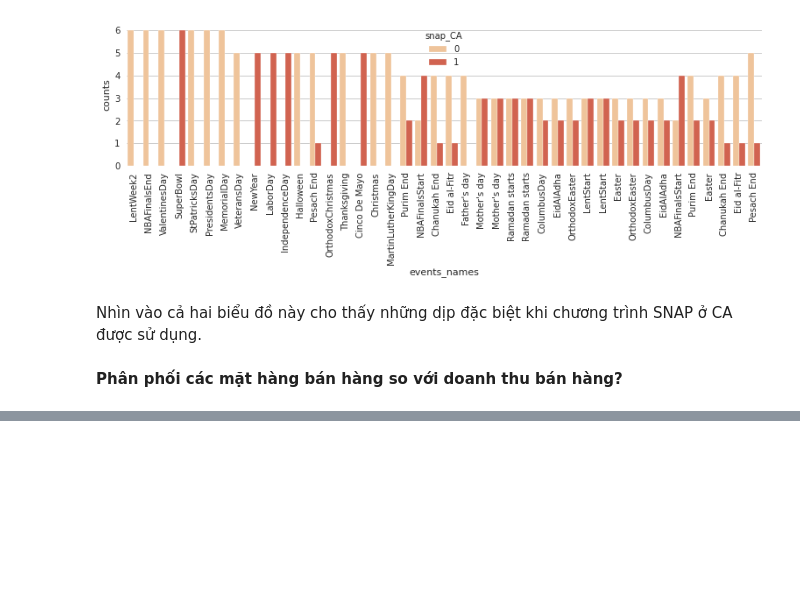
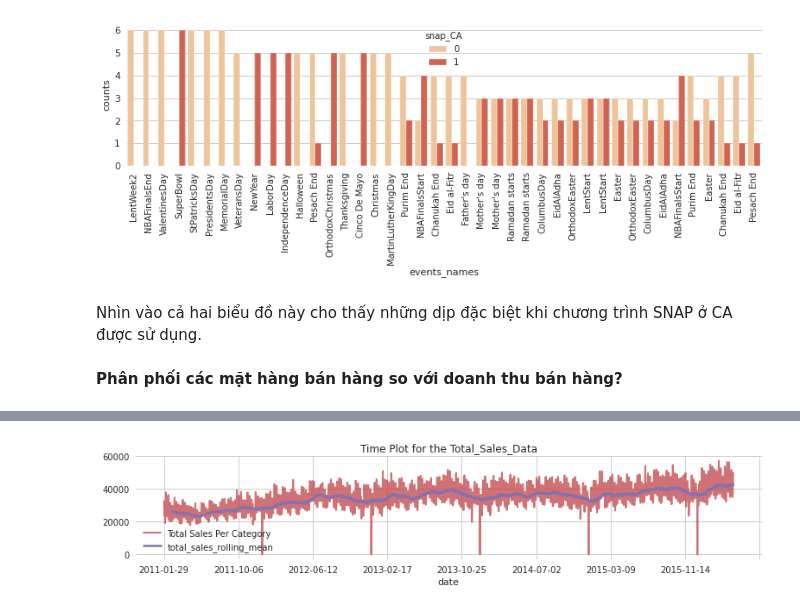
Before and after one commit to HienNguyenMinh/PythonAssignment, a Jupyter notebook: BaiTap1.ipynb, the cells around one changed output, grey strips where cells are left out. Drawn from its saved outputs; the diff is of its cells as text; code cells hidden in the pictures; blank space fills up the shorter version.

```diff
--- a/BaiTap1.ipynb
+++ b/BaiTap1.ipynb
@@ -690,0 +774,3 @@ MergeError: ignored
+# %%
+train_sales_cal_df = train_sales_cal_df[['total_sales']]
+train_sales_cal_df = train_sales_cal_df.reset_index()
@@ -690,0 +858,29 @@ MergeError: ignored
+# %%
+train_sales_cal_df = train_sales_cal_df.set_index('date')
+# %%
+def time_and_rolling_plot(df, title_text, rolling_days=30, height=2.2):
+
+    '''
+    plots the time_series of dailysales made along with rolling mean plot
+
+    inputs: df, title_text(plot title), rolling_days (rolling mean to be taken across),
+            height(height of the plot to be specified)
+
+    returns: time series plot and rolling mean plot of the variable specified
+    '''
+    sns.set_style('whitegrid')
+    fig, ax1 = plt.subplots(1, 1, figsize=(13, height))
+    df.plot(figsize=(13, height),
+                        alpha=0.8,
+                        title="Time Plot for the " + str(title_text),
+                        lw=2, color=next(color_cycle), ax=ax1)
+    df.rolling(rolling_days).mean().plot(figsize=(13, height),
+                                          alpha=1,
+                                          legend="Rolling Mean on 30 days",
+                                          lw=2.5, color=next(color_cycle), ax=ax1)
+    ax1.legend(['Total Sales Per Category', 'total_sales_rolling_mean'])
+    plt.show()
+# %%
+time_and_rolling_plot(train_sales_cal_df, 'Total_Sales_Data')
+# %% [output]
+[figure, added]
```
Also changed, not shown: parts of 68 cells of this notebook.
